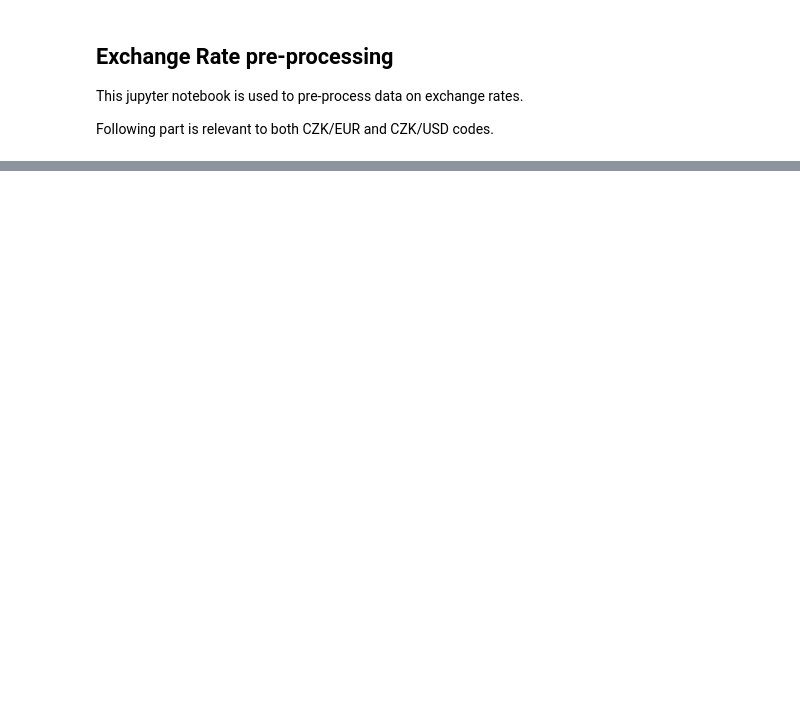
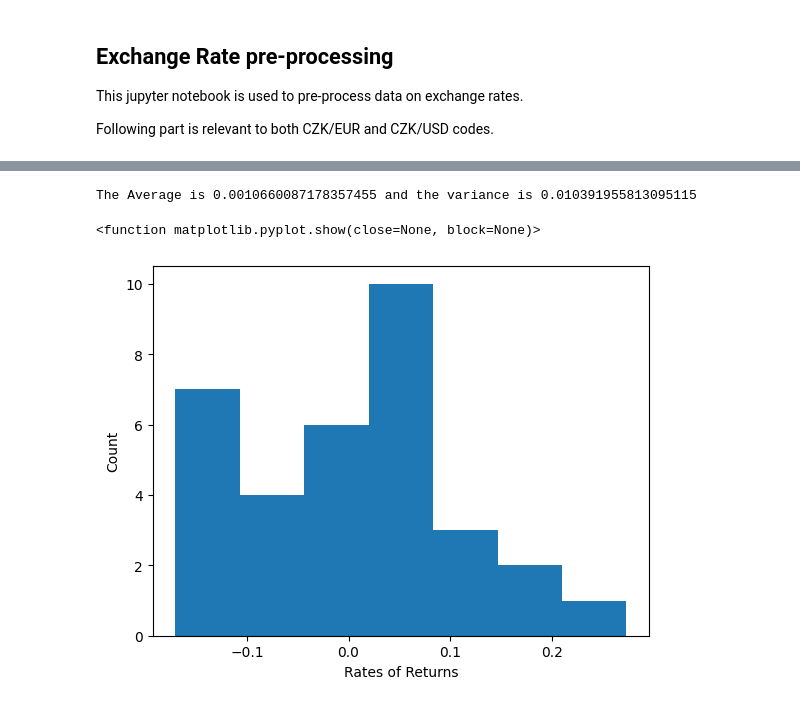
Before and after one commit to JachymS/FIRE_Rule_from_a_Perspective_of_a_Czech_Retail_Investor, a Jupyter notebook: Exchange_rate_processing.ipynb, the cells around one changed output, grey strips where cells are left out. Cells and saved outputs as stored; diff of their text form; code cells hidden in the pictures; blank space fills up the shorter version.

```diff
--- a/Exchange_rate_processing.ipynb
+++ b/Exchange_rate_processing.ipynb
@@ -40,3 +89,20 @@ usd_czk["Returns"] = (
 # %%
 # Export back to Excel
 usd_czk.to_excel("data/exchange_rates/USD_CZK.xlsx")
+# %%
+# Calculate mean and standard deviation of USD/CZK Returns
+USD_mean = np.mean(usd_czk["Returns"])
+USD_var = np.var(usd_czk["Returns"])
+print(f"The Average is {USD_mean} and the variance is {USD_var}")
+# %% [output]
+The Average is 0.0010660087178357455 and the variance is 0.010391955813095115
+# %%
+# Create histogram of USD/CZK Returns
+plt.hist(usd_czk["Returns"], bins=7)
+plt.xlabel("Rates of Returns")
+plt.ylabel("Count")
+plt.show
+#plt.savefig("USD_hist.pdf", format="pdf", bbox_inches="tight")
+# %% [output]
+<function matplotlib.pyplot.show(close=None, block=None)>
+[figure, added]
```
Also changed, not shown: parts of 8 cells of this notebook, 12 other files.
